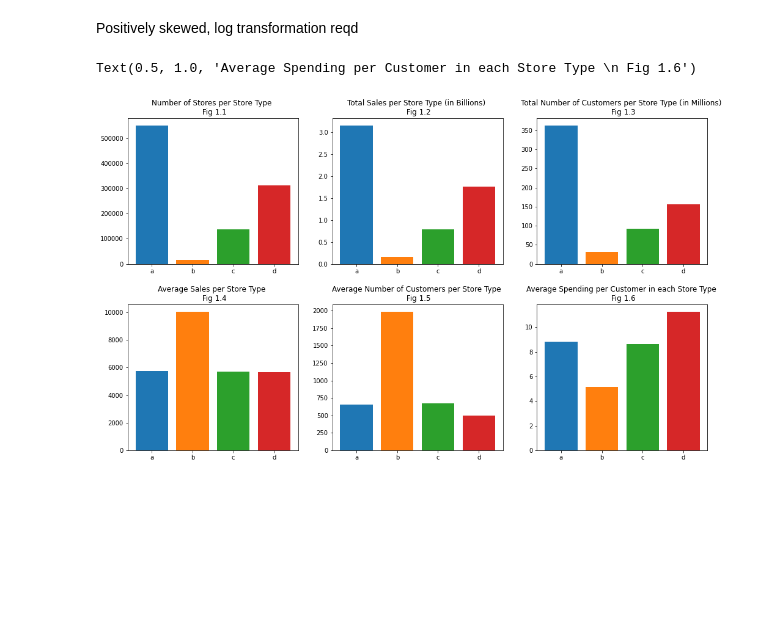
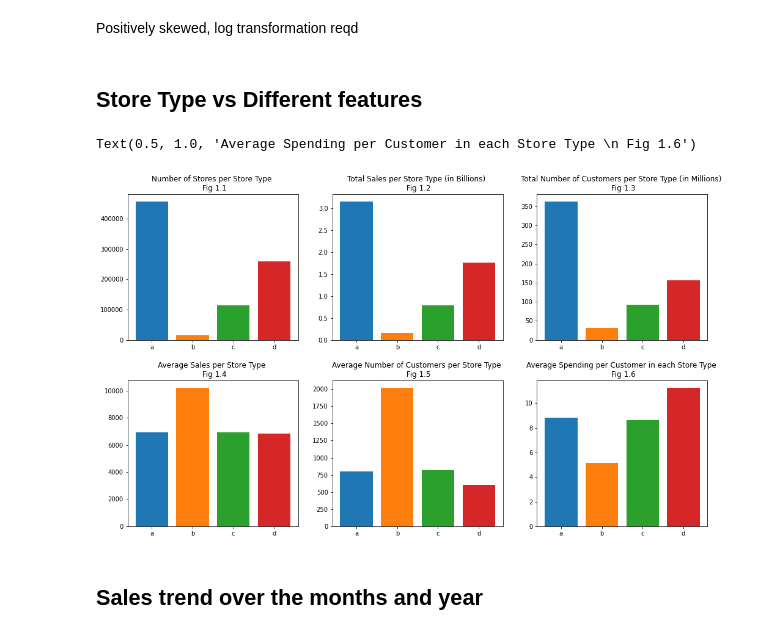
Before and after one commit to Team-AlmaBetter/Retail-Sales-Prediction, a Jupyter notebook: Rossmann_Sales_Prediction_Capstone_Project.ipynb, the cells around one changed output. Cells and saved outputs as stored; diff of their text form; code cells hidden in the pictures; blank space fills up the shorter version.

```diff
--- a/Rossmann_Sales_Prediction_Capstone_Project.ipynb
+++ b/Rossmann_Sales_Prediction_Capstone_Project.ipynb
@@ -155,0 +159,3 @@ Name: DayOfWeek, dtype: int64
+# %%
+# We will remove the part of the datasets,where stores are closed, they won't generate sales
+data=data[data.Open != 0]
@@ -155,0 +172,3 @@ Name: DayOfWeek, dtype: int64
+# %%
+# Remove the Stores with zero sales
+data=data[data.Sales != 0]
@@ -156,3 +185,6 @@ Name: DayOfWeek, dtype: int64
+# %%
+# converting 0 to string '0'
+data.loc[data.StateHoliday == 0,'StateHoliday'] = data.loc[data.StateHoliday == 0,'StateHoliday'].astype(str)
 # %% [markdown]
 #<B>Create new columns related to Dates
 # %%
@@ -218,8 +289,8 @@ Season                               object
 dtype: object
 # %%
 # days on which store closed, with zero sales has to be removed
-closed_stores = data[data['Open'] == 0]. index
-data.drop (closed_stores, inplace=True)
+# closed_stores = data[data['Open'] == 0]. index
+# data.drop (closed_stores, inplace=True)
 # %%
 # checking for missing values
 data.isna().sum()
@@ -265,25 +336,29 @@ sns.distplot(data['Sales'], color='r')
 # %% [markdown]
 Positively skewed, log transformation reqd
+# %% [markdown]
+## Store Type vs Different features
 # %%
 fig, axes = plt.subplots(2, 3,figsize=(17,10) )
 palette = itertools.cycle(sns.color_palette(n_colors=4))
 plt.subplots_adjust(hspace = 0.28)
 #axes[1].df_train_store.groupby(by="StoreType").count().Store.plot(kind='bar')
 axes[0,0].bar(data.groupby(by="StoreType").count().Store.index,data.groupby(by="StoreType").count().Store,color=[next(palette),next(palette),next(palette),next(palette)])
 axes[0,0].set_title("Number of Stores per Store Type \n Fig 1.1")
 axes[0,1].bar(data.groupby(by="StoreType").sum().Sales.index,data.groupby(by="StoreType").sum().Sales/1e9,color=[next(palette),next(palette),next(palette),next(palette)])
 axes[0,1].set_title("Total Sales per Store Type (in Billions) \n Fig 1.2")
 axes[0,2].bar(data.groupby(by="StoreType").sum().Customers.index,data.groupby(by="StoreType").sum().Customers/1e6,color=[next(palette),next(palette),next(palette),next(palette)])
 axes[0,2].set_title("Total Number of Customers per Store Type (in Millions) \n Fig 1.3")
 axes[1,0].bar(data.groupby(by="StoreType").sum().Customers.index,data.groupby(by="StoreType").Sales.mean(),color=[next(palette),next(palette),next(palette),next(palette)])
 axes[1,0].set_title("Average Sales per Store Type \n Fig 1.4")
 axes[1,1].bar(data.groupby(by="StoreType").sum().Customers.index,data.groupby(by="StoreType").Customers.mean(),color=[next(palette),next(palette),next(palette),next(palette)])
 axes[1,1].set_title("Average Number of Customers per Store Type \n Fig 1.5")
-axes[1,2].bar(data.groupby(by="StoreType").sum().Sales.index,data.groupby(by="StoreType").SalesPerCustomer.mean(),color=[next(palette),next(palette),next(palette),next(palette)])
+axes[1,2].bar(data.groupby(by="StoreType").sum().Sales.index,data.groupby(by="StoreType").SalesperCustomer.mean(),color=[next(palette),next(palette),next(palette),next(palette)])
 axes[1,2].set_title("Average Spending per Customer in each Store Type \n Fig 1.6")
 # %% [output]
 Text(0.5, 1.0, 'Average Spending per Customer in each Store Type \n Fig 1.6')
-[figure, old version]
+[figure, new version]
+# %% [markdown]
+## Sales trend over the months and year
 # %%
 # Sales trend over the months and year
 sns.factorplot(data = data, x ="Month", y = "Sales",
```
Also changed, not shown: parts of 41 cells of this notebook.
